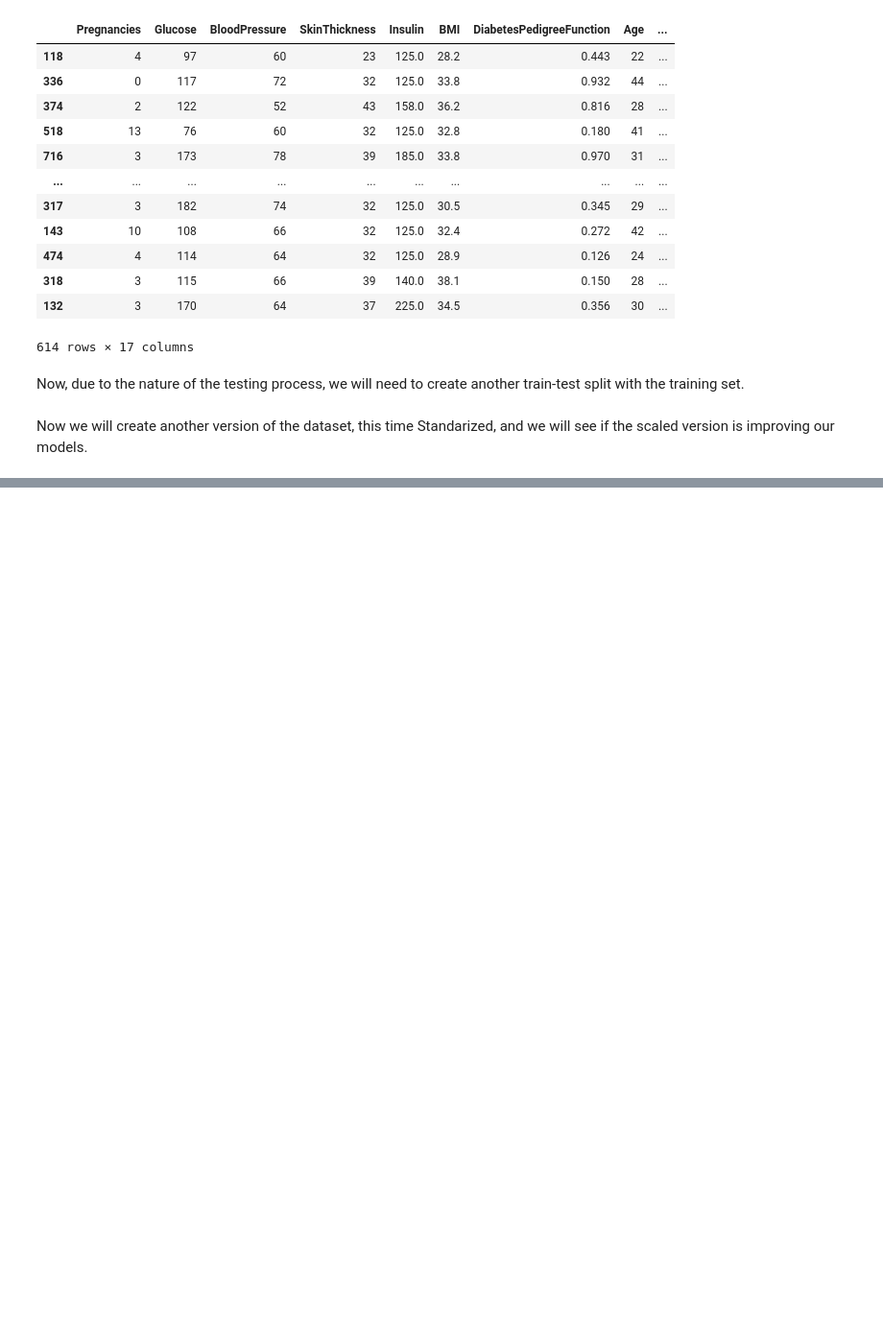
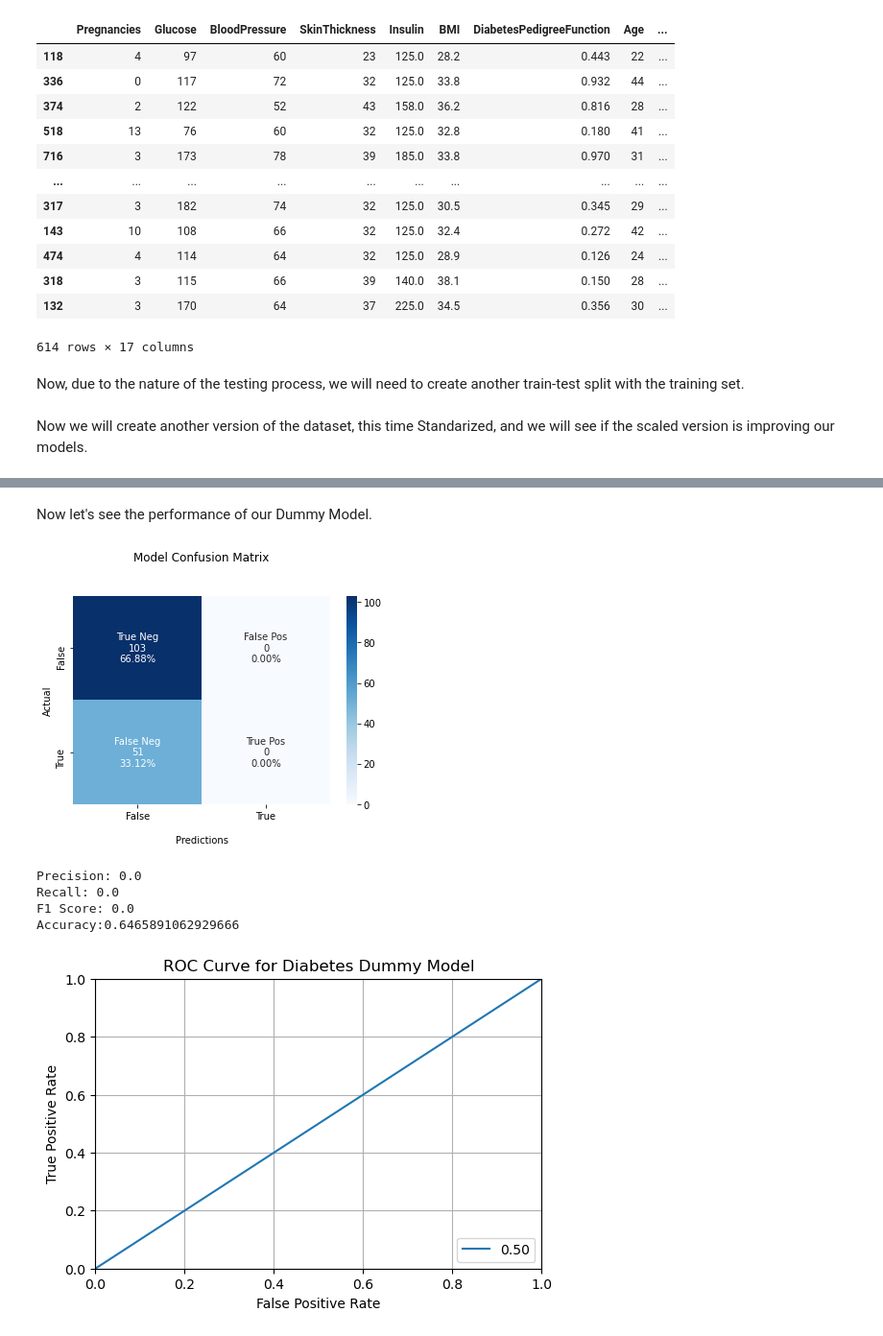
Before and after one commit to Aviost111/Diabetes_Predictions, a Jupyter notebook: DIABETES CLASSIFICATION PROJECT.ipynb, the cells around one changed output, grey strips where cells are left out. Shown at 96% size. Cells and saved outputs as stored; diff of their text form; code cells hidden in the pictures; blank space fills up the shorter version.

```diff
--- a/DIABETES CLASSIFICATION PROJECT.ipynb
+++ b/DIABETES CLASSIFICATION PROJECT.ipynb
@@ -411,0 +463,44 @@ It is important to note that we will also be using the following metric tools fo
+# %% [markdown]
+Now let's see the performance of our Dummy Model.
+# %%
+dummy_model = DummyClassifier(strategy="most_frequent")
+
+dummy_model.fit(X_train, y_train)
+
+y_predict = dummy_model.predict(X_test)
+
+confusion_matrix_show(confusion_matrix(y_test, y_predict))
+
+y_train_pred = cross_val_predict(dummy_model, X_train, y_train, cv=10)
+
+accuracy = np.mean(cross_val_score(dummy_model, X_train, y_train, scoring='accuracy', cv=10))
+
+f1 = np.mean(cross_val_score(dummy_model, X_train, y_train, scoring='f1', cv=10))
+
+precision = precision_score(y_train, y_train_pred)
+
+recall = recall_score(y_train, y_train_pred)
+
+print(f"Precision: {precision}")
+print(f"Recall: {recall}")
+print(f"F1 Score: {f1}")
+print(f"Accuracy:{accuracy}")
+
+
+plt.figure(dpi=100)
+fpr, tpr, thresholds = roc_curve(y_test, y_predict)
+plt.plot(fpr,tpr,label = "%.2f" %sklearn.metrics.roc_auc_score(y_test,y_predict))
+plt.legend(loc = 'lower right')
+plt.xlim([0.0, 1.0])
+plt.ylim([0.0, 1.0])
+plt.title('ROC Curve for Diabetes Dummy Model')
+plt.xlabel('False Positive Rate')
+plt.ylabel('True Positive Rate')
+plt.grid(True)
+# %% [output]
+[figure, added]
+Precision: 0.0
+Recall: 0.0
+F1 Score: 0.0
+Accuracy:0.6465891062929666
+[figure, added]
```
Also changed, not shown: parts of 13 cells of this notebook.
